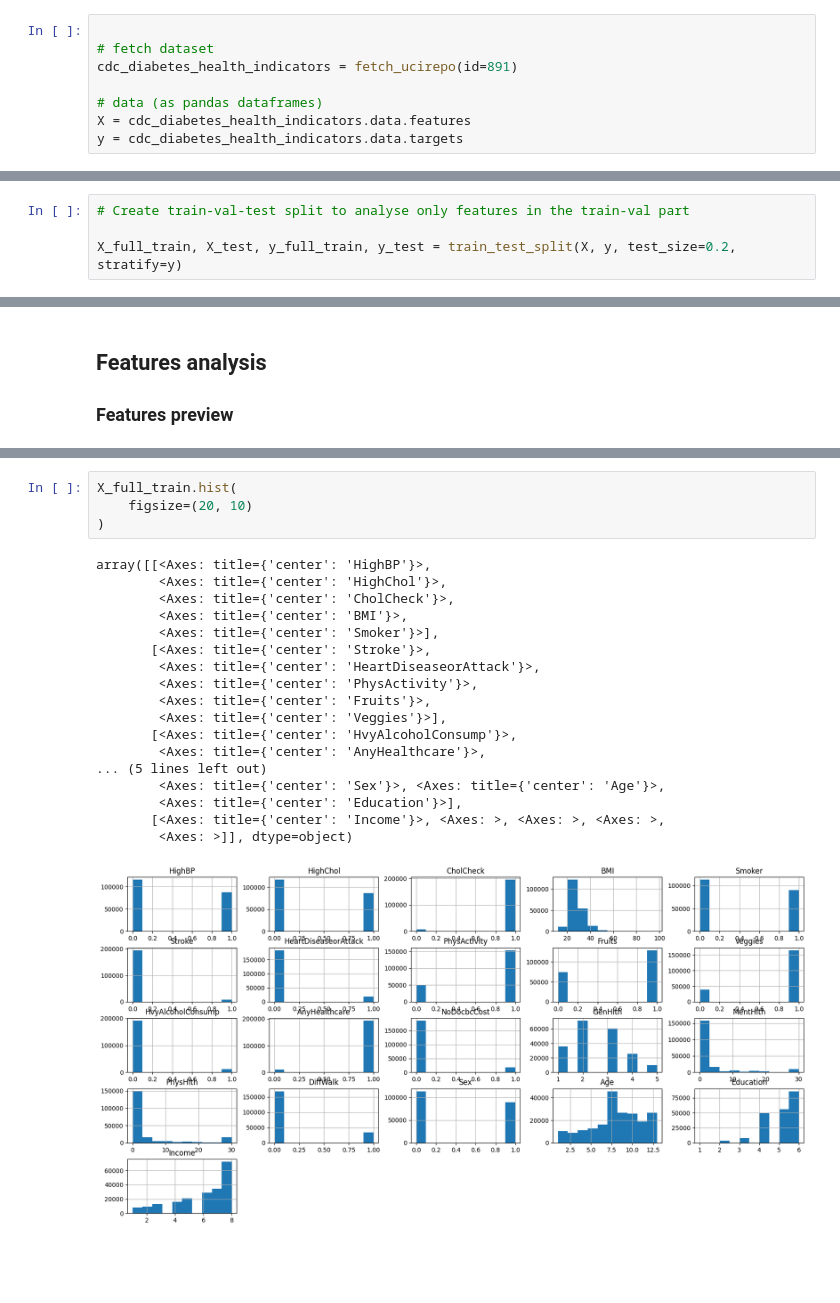
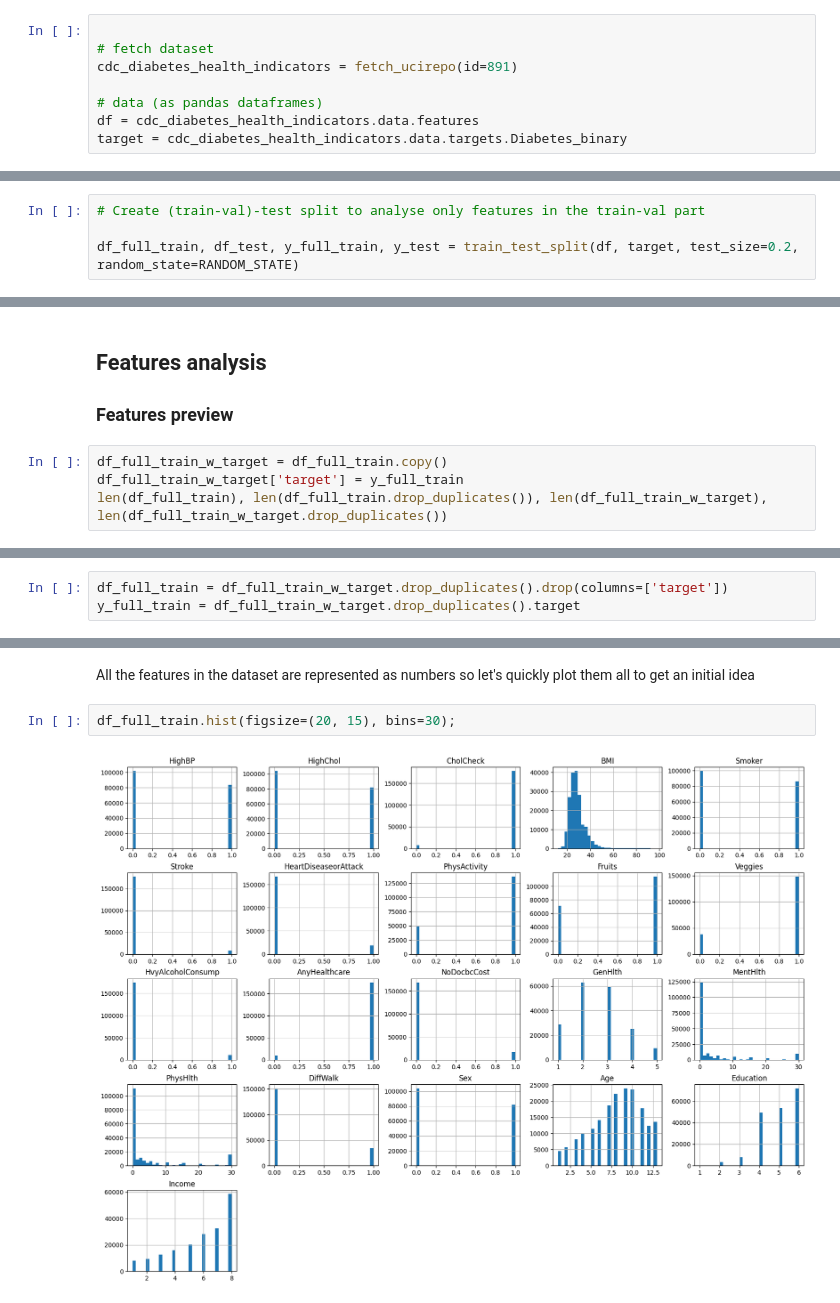
Before and after one commit to aaalexlit/ml_zoomcamp_midterm_cdc_diabetes, a Jupyter notebook: notebook.ipynb, the cells around one changed output, grey strips where cells are left out. Cells and saved outputs as stored; diff of their text form; blank space fills up the shorter version.

Commit message:
train and optimize different models

```diff
--- a/notebook.ipynb
+++ b/notebook.ipynb
@@ -13,8 +39,8 @@ import matplotlib.pyplot as plt
 cdc_diabetes_health_indicators = fetch_ucirepo(id=891)
 
 # data (as pandas dataframes)
-X = cdc_diabetes_health_indicators.data.features
-y = cdc_diabetes_health_indicators.data.targets
+df = cdc_diabetes_health_indicators.data.features
+target = cdc_diabetes_health_indicators.data.targets.Diabetes_binary
 # %% [markdown]
 Dataset metadata
 # %%
@@ -85,5 +128,5 @@ To fight it we'll use spliting stratified by target
 # %%
-# Create train-val-test split to analyse only features in the train-val part
+# Create (train-val)-test split to analyse only features in the train-val part
 
-X_full_train, X_test, y_full_train, y_test = train_test_split(X, y, test_size=0.2, stratify=y)
+df_full_train, df_test, y_full_train, y_test = train_test_split(df, target, test_size=0.2, random_state=RANDOM_STATE)
 # %%
@@ -101,3 +138,7 @@ Name: proportion, dtype: float64
 ##  Features analysis
 
 ### Features preview
+# %%
+df_full_train_w_target = df_full_train.copy()
+df_full_train_w_target['target'] = y_full_train
+len(df_full_train), len(df_full_train.drop_duplicates()), len(df_full_train_w_target), len(df_full_train_w_target.drop_duplicates())
@@ -103,0 +147,3 @@ Name: proportion, dtype: float64
+# %%
+df_full_train = df_full_train_w_target.drop_duplicates().drop(columns=['target'])
+y_full_train = df_full_train_w_target.drop_duplicates().target
@@ -142,23 +174,6 @@ X[numeric_features].describe()
+# %% [markdown]
+All the features in the dataset are represented as numbers so let's quickly plot them all to get an initial idea
 # %%
-X_full_train.hist(
-    figsize=(20, 10)
-)
+df_full_train.hist(figsize=(20, 15), bins=30);
 # %% [output]
-array([[<Axes: title={'center': 'HighBP'}>,
-        <Axes: title={'center': 'HighChol'}>,
-        <Axes: title={'center': 'CholCheck'}>,
-        <Axes: title={'center': 'BMI'}>,
-        <Axes: title={'center': 'Smoker'}>],
-       [<Axes: title={'center': 'Stroke'}>,
-        <Axes: title={'center': 'HeartDiseaseorAttack'}>,
-        <Axes: title={'center': 'PhysActivity'}>,
-        <Axes: title={'center': 'Fruits'}>,
-        <Axes: title={'center': 'Veggies'}>],
-       [<Axes: title={'center': 'HvyAlcoholConsump'}>,
-        <Axes: title={'center': 'AnyHealthcare'}>,
-... (5 lines left out)
-        <Axes: title={'center': 'Sex'}>, <Axes: title={'center': 'Age'}>,
-        <Axes: title={'center': 'Education'}>],
-       [<Axes: title={'center': 'Income'}>, <Axes: >, <Axes: >, <Axes: >,
-        <Axes: >]], dtype=object)
-[figure, old version]
+[figure, new version]
```
Also changed, not shown: parts of 66 cells of this notebook, 1 other file.
